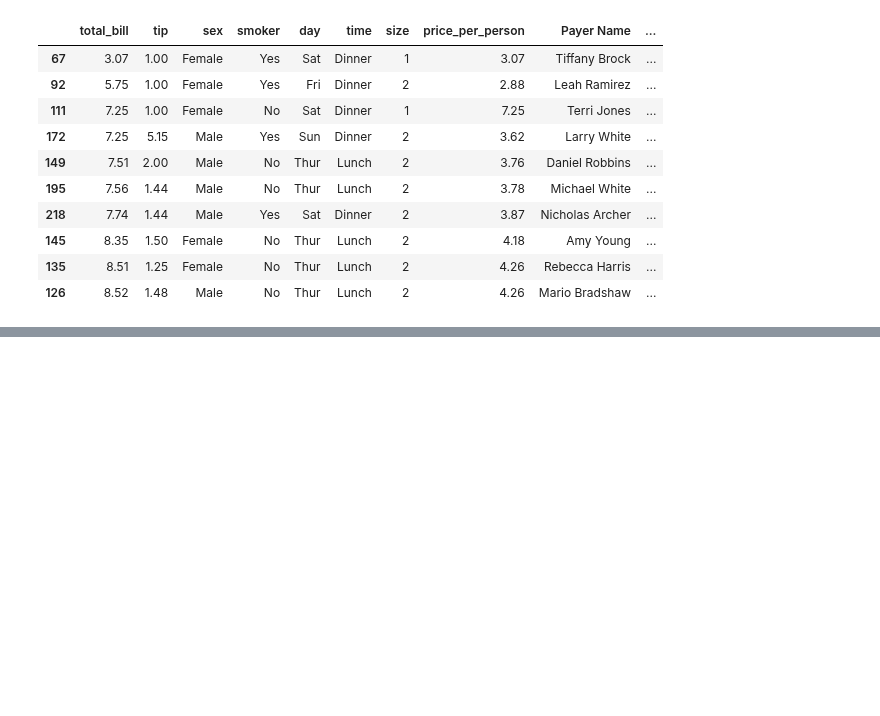
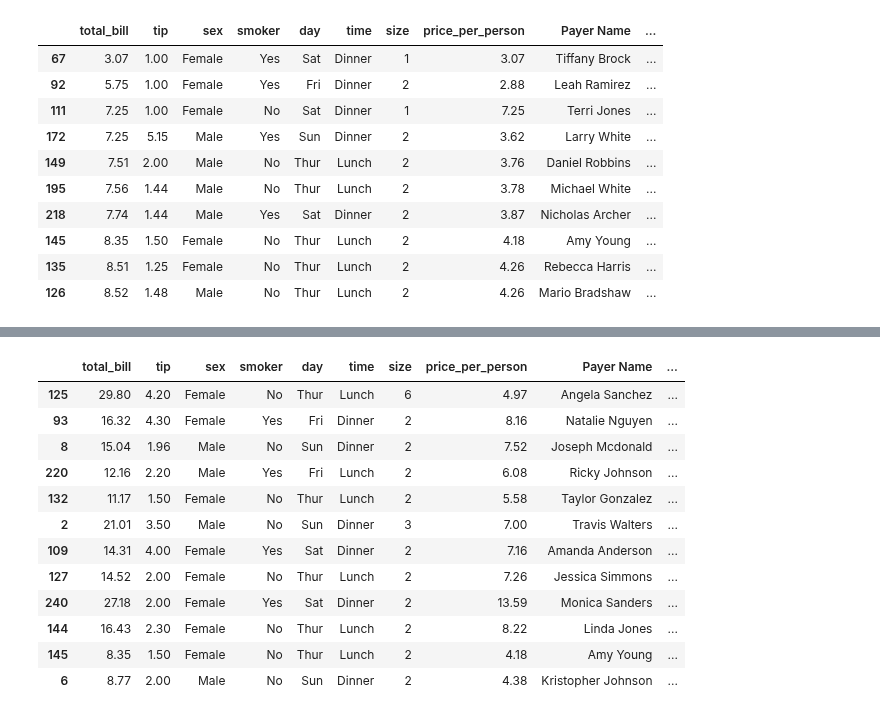
Before and after one commit to rohitcodism/ML-DS, a Jupyter notebook: practices/pandas/usefulMethods.ipynb, the cells around one changed output, grey strips where cells are left out. Drawn from its saved outputs; the diff is of its cells as text; code cells hidden in the pictures; blank space fills up the shorter version.

```diff
--- a/practices/pandas/usefulMethods.ipynb
+++ b/practices/pandas/usefulMethods.ipynb
@@ -425,0 +455,16 @@ df.nsmallest(10,'total_bill')
+# %%
+df.sample(frac=0.05)
+# %% [output]
+|  | total_bill | tip | sex | smoker | day | time | size | price_per_person | Payer Name | ... |
+| 125 | 29.80 | 4.20 | Female | No | Thur | Lunch | 6 | 4.97 | Angela Sanchez | ... |
+| 93 | 16.32 | 4.30 | Female | Yes | Fri | Dinner | 2 | 8.16 | Natalie Nguyen | ... |
+| 8 | 15.04 | 1.96 | Male | No | Sun | Dinner | 2 | 7.52 | Joseph Mcdonald | ... |
+| 220 | 12.16 | 2.20 | Male | Yes | Fri | Lunch | 2 | 6.08 | Ricky Johnson | ... |
+| 132 | 11.17 | 1.50 | Female | No | Thur | Lunch | 2 | 5.58 | Taylor Gonzalez | ... |
+| 2 | 21.01 | 3.50 | Male | No | Sun | Dinner | 3 | 7.00 | Travis Walters | ... |
+| 109 | 14.31 | 4.00 | Female | Yes | Sat | Dinner | 2 | 7.16 | Amanda Anderson | ... |
+| 127 | 14.52 | 2.00 | Female | No | Thur | Lunch | 2 | 7.26 | Jessica Simmons | ... |
+| 240 | 27.18 | 2.00 | Female | Yes | Sat | Dinner | 2 | 13.59 | Monica Sanders | ... |
+| 144 | 16.43 | 2.30 | Female | No | Thur | Lunch | 2 | 8.22 | Linda Jones | ... |
+| 145 | 8.35 | 1.50 | Female | No | Thur | Lunch | 2 | 4.18 | Amy Young | ... |
+| 6 | 8.77 | 2.00 | Male | No | Sun | Dinner | 2 | 4.38 | Kristopher Johnson | ... |
```
Also changed, not shown: parts of 2 cells of this notebook.
